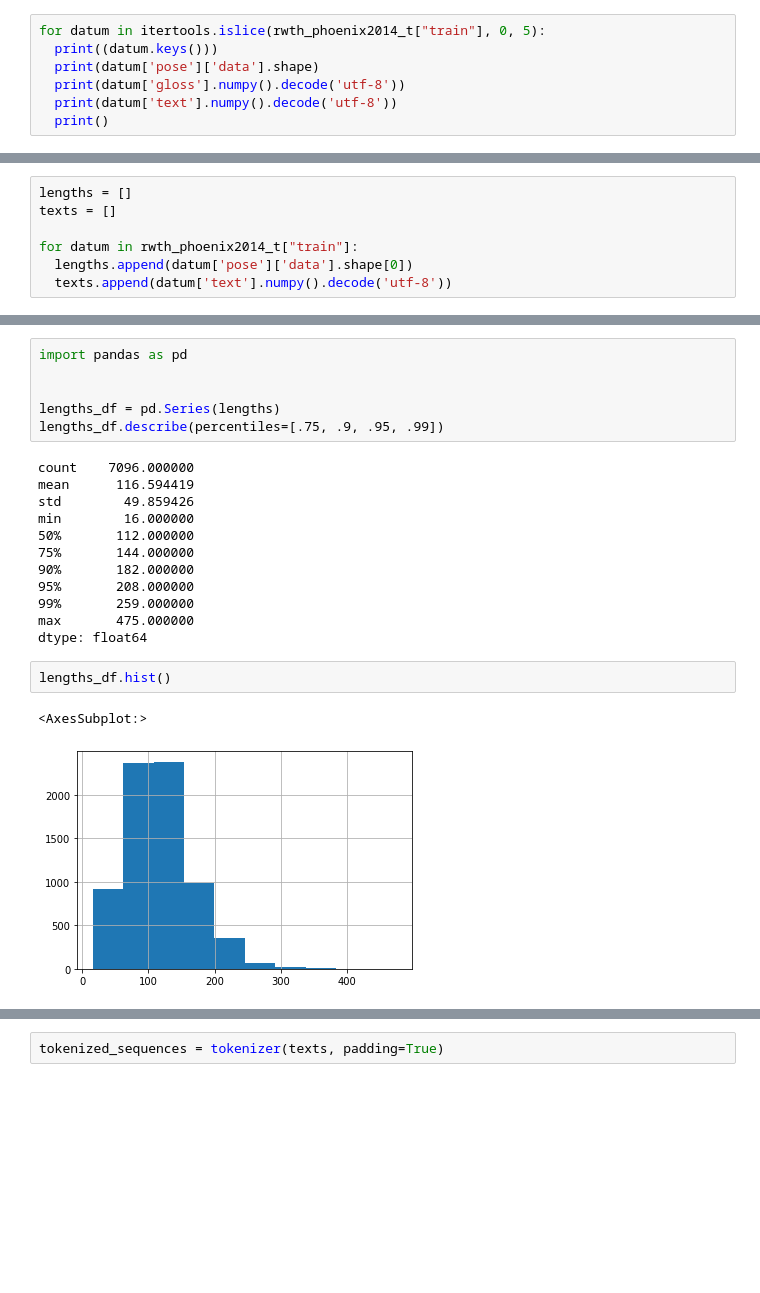
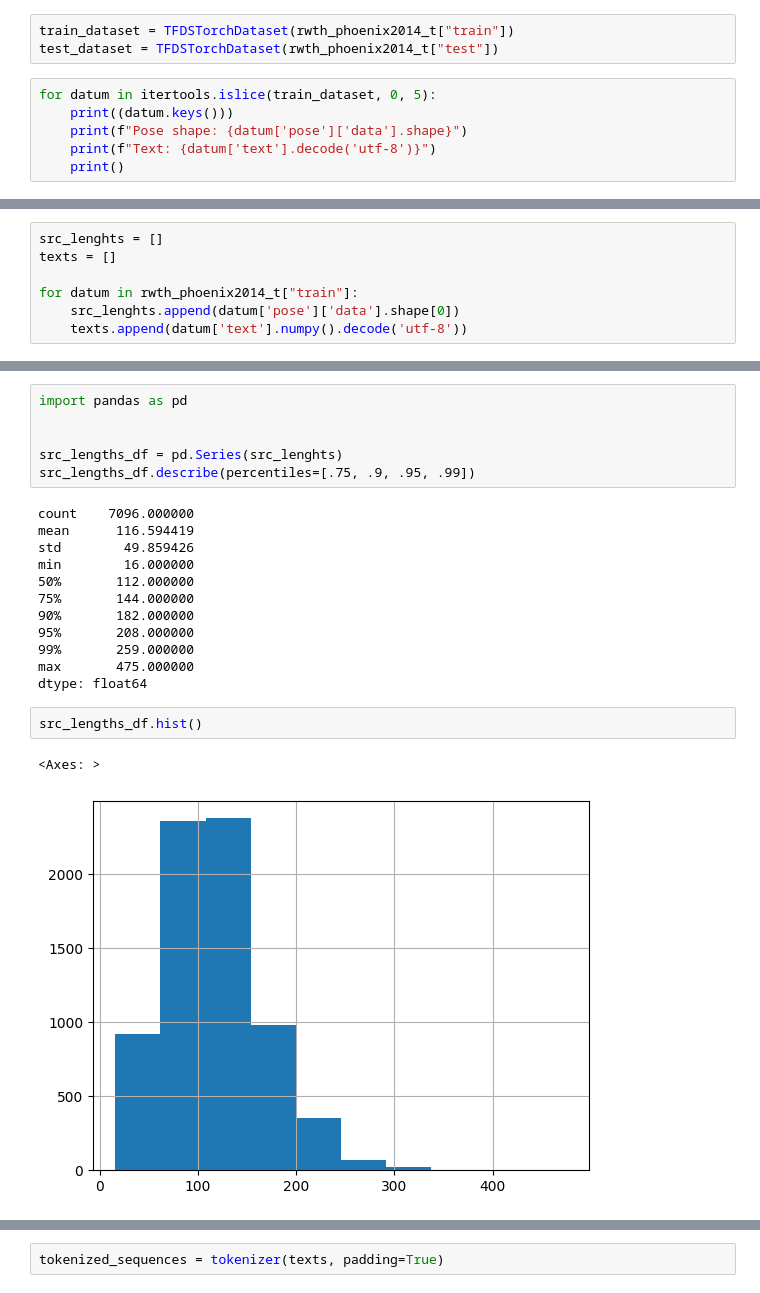
Before and after one commit to pedroodb/sign_attention, a Jupyter notebook: rwth.ipynb, the cells around one changed output, grey strips where cells are left out. Drawn from its saved outputs; the diff is of its cells as text; blank space fills up the shorter version.

Commit message:
Update on RWTH model

```diff
--- a/rwth.ipynb
+++ b/rwth.ipynb
@@ -22,9 +38,11 @@ WARNING:absl:You use TensorFlow DType <dtype: 'int32'> in tfds.features This wil
+# %%
+train_dataset = TFDSTorchDataset(rwth_phoenix2014_t["train"])
+test_dataset = TFDSTorchDataset(rwth_phoenix2014_t["test"])
 # %%
-for datum in itertools.islice(rwth_phoenix2014_t["train"], 0, 5):
-  print((datum.keys()))
-  print(datum['pose']['data'].shape)
-  print(datum['gloss'].numpy().decode('utf-8'))
-  print(datum['text'].numpy().decode('utf-8'))
-  print()
+for datum in itertools.islice(train_dataset, 0, 5):
+	print((datum.keys()))
+	print(f"Pose shape: {datum['pose']['data'].shape}")
+	print(f"Text: {datum['text'].decode('utf-8')}")
+	print()
 # %% [output]
 dict_keys(['gloss', 'id', 'pose', 'signer', 'text'])
@@ -47,7 +69,7 @@ BERG HOCH KOENNEN QUELL WOLKE NAH REGION KOENNEN VERDICHTEN
 # %%
-lengths = []
+src_lenghts = []
 texts = []
 
 for datum in rwth_phoenix2014_t["train"]:
-  lengths.append(datum['pose']['data'].shape[0])
-  texts.append(datum['text'].numpy().decode('utf-8'))
+	src_lenghts.append(datum['pose']['data'].shape[0])
+	texts.append(datum['text'].numpy().decode('utf-8'))
@@ -55,8 +79,8 @@ for datum in rwth_phoenix2014_t["train"]:
 import pandas as pd
 
 
-lengths_df = pd.Series(lengths)
-lengths_df.describe(percentiles=[.75, .9, .95, .99])
+src_lengths_df = pd.Series(src_lenghts)
+src_lengths_df.describe(percentiles=[.75, .9, .95, .99])
 # %% [output]
 count    7096.000000
 mean      116.594419
@@ -70,7 +94,7 @@ min        16.000000
 max       475.000000
 dtype: float64
 # %%
-lengths_df.hist()
+src_lengths_df.hist()
 # %% [output]
-<AxesSubplot:>
+<Axes: >
-[figure, old version]
+[figure, new version]
```
Also changed, not shown: parts of 34 cells of this notebook, 1 other file.
